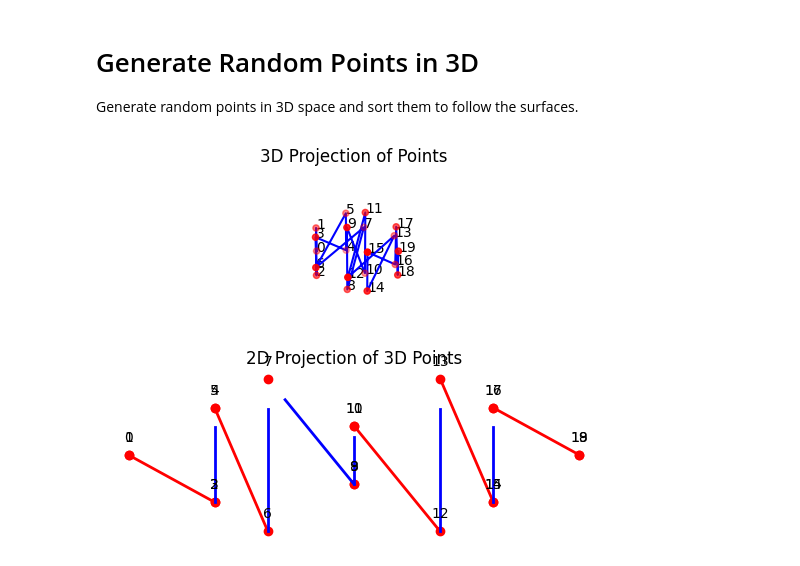
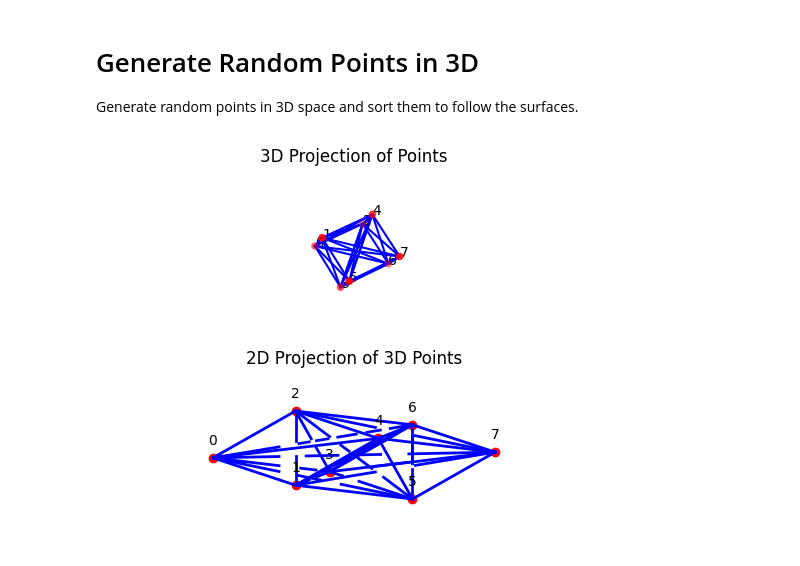
Before and after one commit to songjoon/knotvis, a Jupyter notebook: main.ipynb, the cells around one changed output. Saved outputs shown, nothing was run; the diff lists cells and outputs as text; code cells hidden in the pictures.

```diff
--- a/main.ipynb
+++ b/main.ipynb
@@ -10,6 +10,17 @@ import numpy as np
 # %% [markdown]
 # Define Helper Functions
 Define helper functions including show(), line_intersection(), calculate_z_coordinate(), and calculate_inner_point().
+# %%
+def connect_points_in_order(n):
+    """
+    Connect points in the given order and return the lines connecting them.
+    """
+    return [(i, i+ 1) for i in range(n-1)]
+def connect_all_points(n):
+    """
+    Connect every point to every other point and return the lines connecting them.
+    """
+    return [(i, j) for i in range(n) for j in range(i + 1, n)]
 # %%
 # Define Helper Functions
 
@@ -140,57 +175,56 @@ from matplotlib.animation import FuncAnimation
 
 # Generate random points in 3D
 points = [(random.uniform(-10, 10), random.uniform(-10, 10), random.uniform(-10, 10)) for _ in range(15)]
-phi = (1 + np.sqrt(5)) / 2  # Golden ratio
+points = [
+    (1, 1, 1), (-1, -1, 1), (-1, 1, -1), (1, -1, -1)
+]
+# Define the vertices of a cube
 points = [
     (-1, -1, -1), (-1, -1, 1), (-1, 1, -1), (-1, 1, 1),
-    (1, -1, -1), (1, -1, 1), (1, 1, -1), (1, 1, 1),
-    (0, -1/phi, -phi), (0, -1/phi, phi), (0, 1/phi, -phi), (0, 1/phi, phi),
-    (-1/phi, -phi, 0), (-1/phi, phi, 0), (1/phi, -phi, 0), (1/phi, phi, 0),
-    (-phi, 0, -1/phi), (-phi, 0, 1/phi), (phi, 0, -1/phi), (phi, 0, 1/phi)
+    (1, -1, -1), (1, -1, 1), (1, 1, -1), (1, 1, 1)
 ]
+
+#phi = (1 + np.sqrt(5)) / 2  # Golden ratio
+# points = [
+#     (-1, -1, -1), (-1, -1, 1), (-1, 1, -1), (-1, 1, 1),
+#     (1, -1, -1), (1, -1, 1), (1, 1, -1), (1, 1, 1),
+#     (0, -1/phi, -phi), (0, -1/phi, phi), (0, 1/phi, -phi), (0, 1/phi, phi),
+#     (-1/phi, -phi, 0), (-1/phi, phi, 0), (1/phi, -phi, 0), (1/phi, phi, 0),
+#     (-phi, 0, -1/phi), (-phi, 0, 1/phi), (phi, 0, -1/phi), (phi, 0, 1/phi)
+# ]
+points = [np.dot(rotation_matrix_x(np.pi/4 + 2), np.dot(rotation_matrix_y(np.pi/4), np.dot(rotation_matrix_z(np.pi/4),point))) for point in points]
 
 # Sort points to follow the surfaces
 sorted_points = sorted(points, key=lambda p: (p[0], p[1], p[2]))
 points = sorted_points
 x, y, z = zip(*points)
 
 # Scatter plot of the points
 fig = plt.figure()
 ax1 = fig.add_subplot(211, projection='3d')
 ax2 = fig.add_subplot(212)
 
 # Function to update the plot
 def update(num, x, y, z, ax1, ax2):
-    theta = num / 100 * 2 * np.pi
-    R_x = rotation_matrix_x(theta)
-    R_y = rotation_matrix_y(theta)
-    R_z = rotation_matrix_z(theta)
+    theta = num / 1000 * 2 * np.pi
+    R_x = rotation_matrix_x(1.3*theta)
+    R_y = rotation_matrix_y(2.1 * theta)
+    R_z = rotation_matrix_z(4.4 * theta)
     rotated_points = [np.dot(R_z, np.dot(R_y, np.dot(R_x, point))) for point in points]
+    #rotated_points = [np.dot(R_x, point) for point in points]
 
     x, y, z = zip(*rotated_points)
 
-    ax1.cla()
-    ax1.scatter(x, y, z, c='r', marker='o')
-    ax1.set_xlabel('X Label')
-    ax1.set_ylabel('Y Label')
-    ax1.set_zlabel('Z Label')
-    ax1.set_title('3D Projection of Points')
+    show_3d(x,y,z,connect_all_points(len(x)),ax1)
+    show_2d(x, y, z, connect_all_points(len(x)), ax2)
 
-    # Annotate each point with its index
-    for idx, (x_coord, y_coord, z_coord) in enumerate(zip(x, y, z)):
-        ax1.text(x_coord, y_coord, z_coord, '%d' % idx, size=10, zorder=1, color='k')
-
-    ax1.set_axis_off()
-    # Connect the points with lines
-    ax1.plot(x, y, z, color='b')
-    ax2 = show(x, y, z, ax2)
-    ax2.set_axis_off()
     return ax1, ax2
 
 # Create an animation
 ani = FuncAnimation(fig, update, frames=100, fargs=(x, y, z, ax1, ax2), interval=100)
 
+#plt.show()
 # Save the animation as a video file
-ani.save('3d_rotation.mp4', writer='ffmpeg', fps=30)
+ani.save('3d_rotation23.mp4', writer='ffmpeg', fps=60)
 # %% [output]
-[figure, old version]
+[figure, new version]
```
Also changed, not shown: parts of 1 cell of this notebook, 6 other files.
